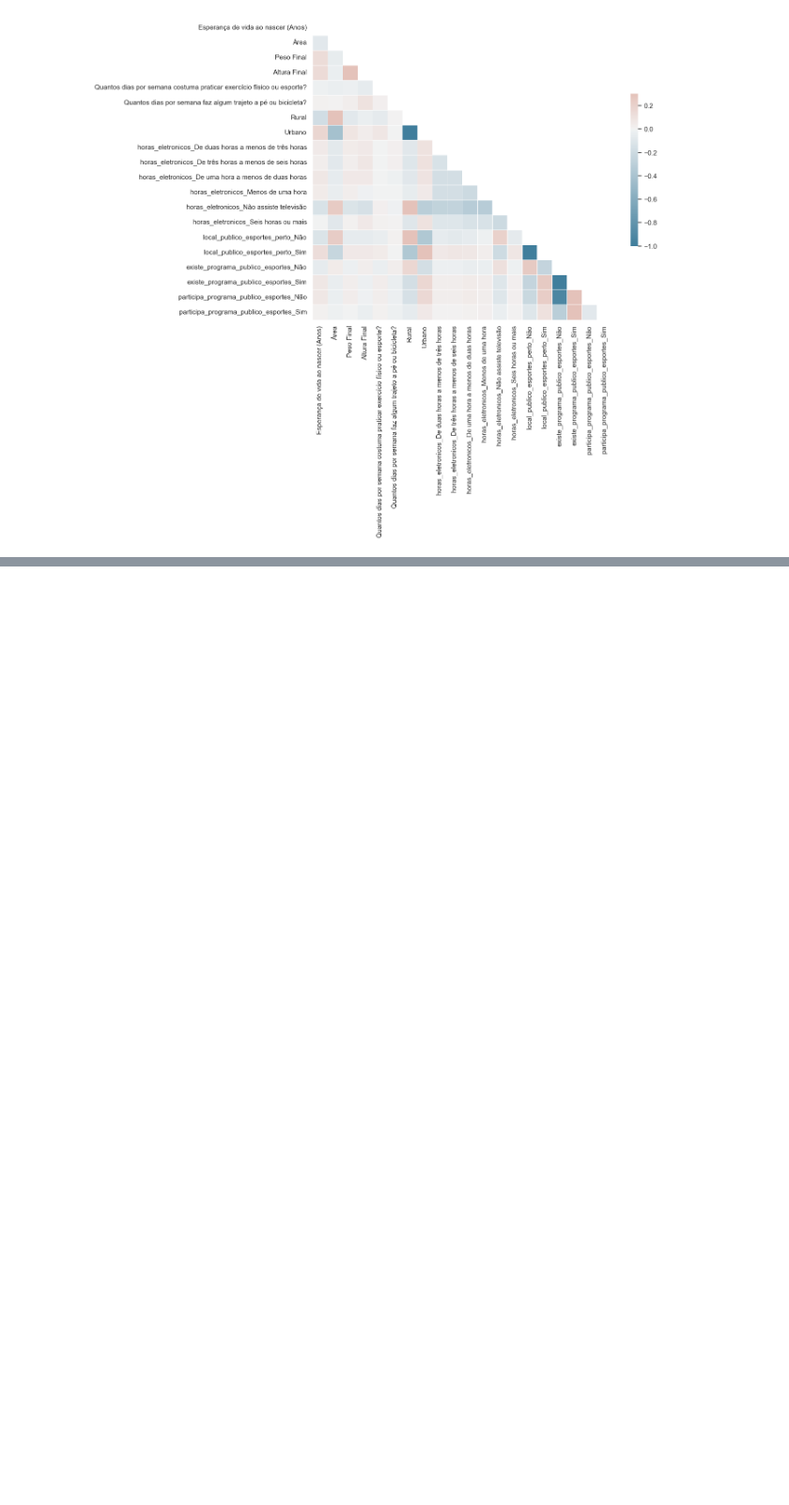
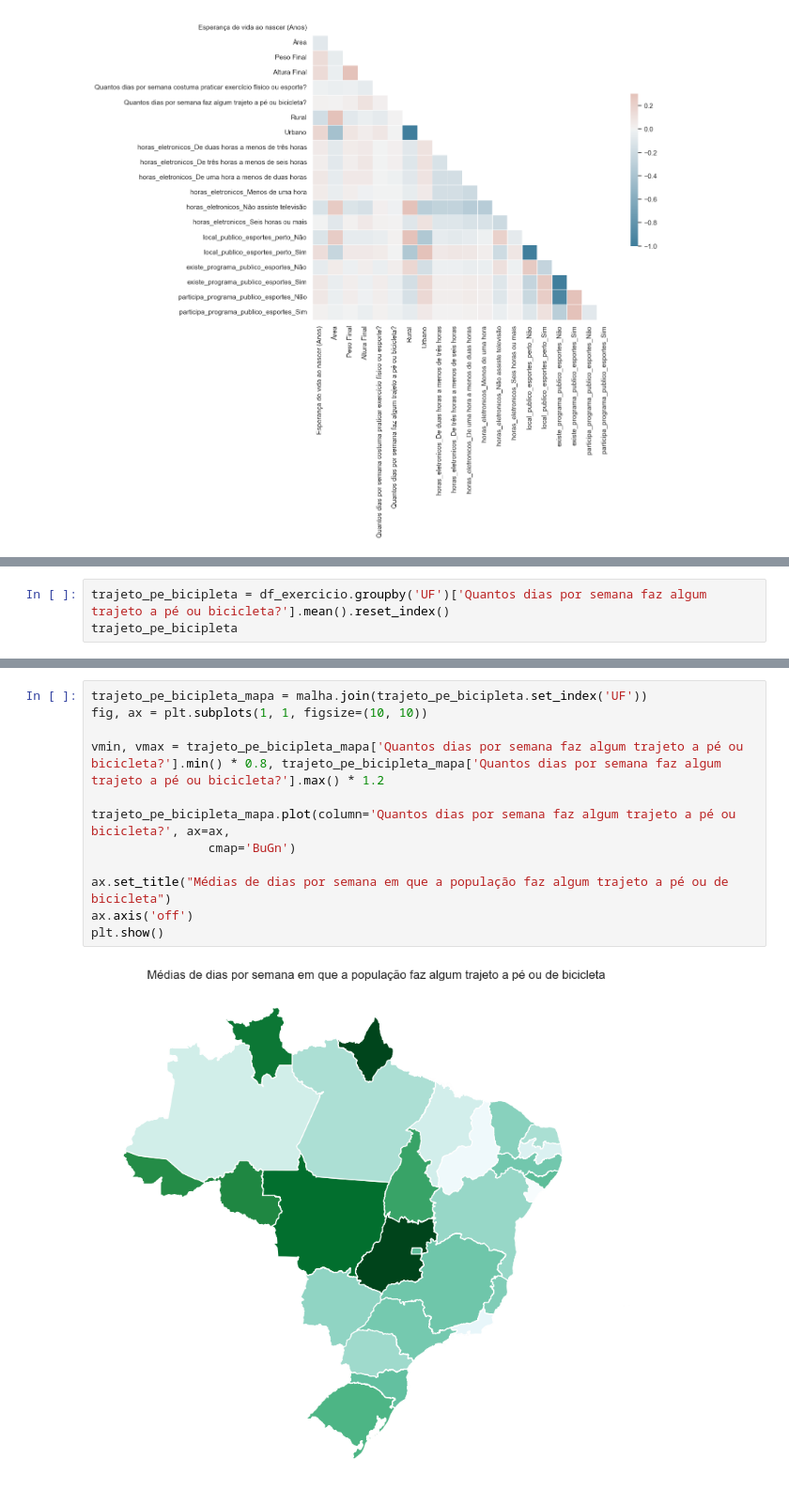
Before and after one commit to maafinotti/TCC-PNS, a Jupyter notebook: PNS_exercicio_fisico.ipynb, the cells around one changed output, grey strips where cells are left out. Shown at 94% size. Saved outputs shown, nothing was run; the diff lists cells and outputs as text; blank space fills up the shorter version.

```diff
--- a/PNS_exercicio_fisico.ipynb
+++ b/PNS_exercicio_fisico.ipynb
@@ -111,0 +134,3 @@ sns.heatmap(corr, mask=mask, cmap=cmap, vmax=.3, center=0,
+# %%
+trajeto_pe_bicipleta = df_exercicio.groupby('UF')['Quantos dias por semana faz algum trajeto a pé ou bicicleta?'].mean().reset_index()
+trajeto_pe_bicipleta
@@ -111,0 +172,14 @@ sns.heatmap(corr, mask=mask, cmap=cmap, vmax=.3, center=0,
+# %%
+trajeto_pe_bicipleta_mapa = malha.join(trajeto_pe_bicipleta.set_index('UF'))
+fig, ax = plt.subplots(1, 1, figsize=(10, 10))
+
+vmin, vmax = trajeto_pe_bicipleta_mapa['Quantos dias por semana faz algum trajeto a pé ou bicicleta?'].min() * 0.8, trajeto_pe_bicipleta_mapa['Quantos dias por semana faz algum trajeto a pé ou bicicleta?'].max() * 1.2
+
+trajeto_pe_bicipleta_mapa.plot(column='Quantos dias por semana faz algum trajeto a pé ou bicicleta?', ax=ax,
+                cmap='BuGn')
+
+ax.set_title("Médias de dias por semana em que a população faz algum trajeto a pé ou de bicicleta")
+ax.axis('off')
+plt.show()
+# %% [output]
+[figure, added]
```
Also changed, not shown: parts of 5 cells of this notebook.
